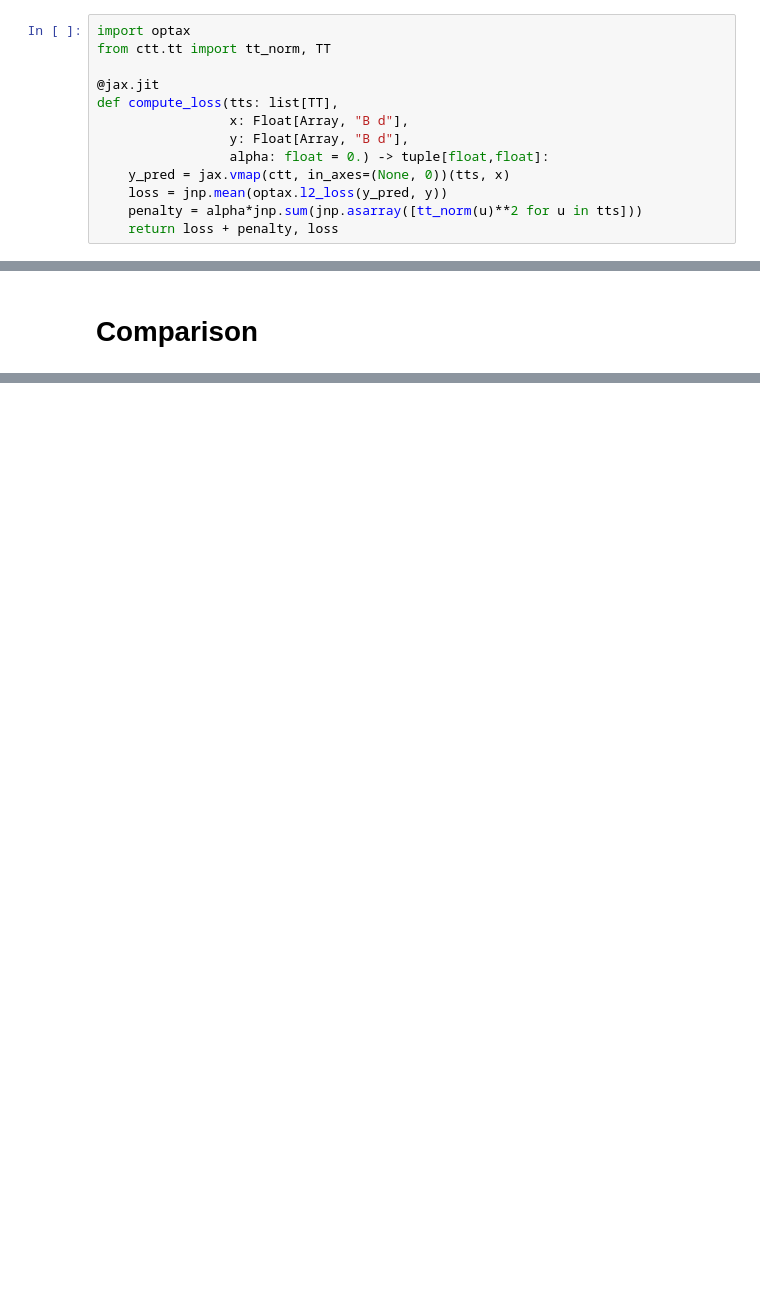
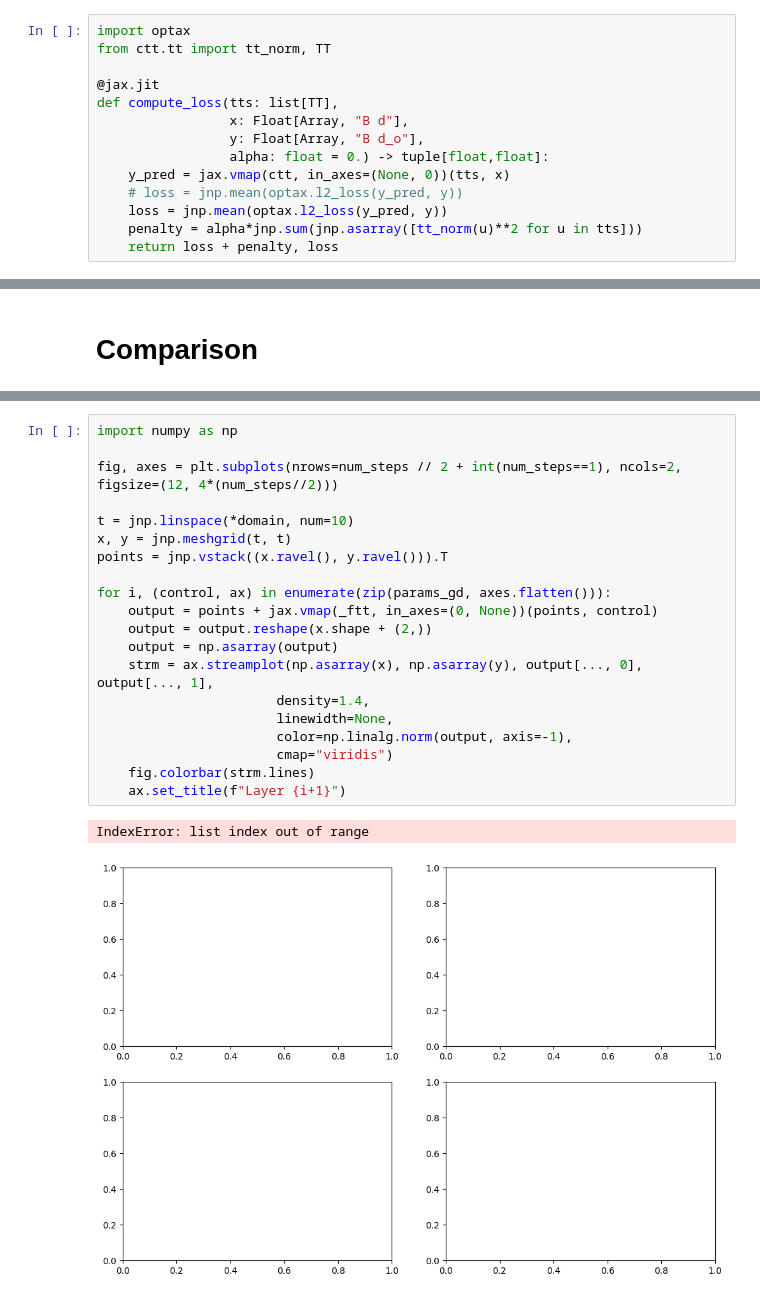
Before and after one commit to chmda/ctt, a Jupyter notebook: notebooks/comparison.ipynb, the cells around one changed output, grey strips where cells are left out. Cells and saved outputs as stored; diff of their text form; blank space fills up the shorter version.

```diff
--- a/notebooks/comparison.ipynb
+++ b/notebooks/comparison.ipynb
@@ -71,9 +106,10 @@ from ctt.tt import tt_norm, TT
 @jax.jit
 def compute_loss(tts: list[TT],
                  x: Float[Array, "B d"],
-                 y: Float[Array, "B d"],
+                 y: Float[Array, "B d_o"],
                  alpha: float = 0.) -> tuple[float,float]:
     y_pred = jax.vmap(ctt, in_axes=(None, 0))(tts, x)
+    # loss = jnp.mean(optax.l2_loss(y_pred, y))
     loss = jnp.mean(optax.l2_loss(y_pred, y))
     penalty = alpha*jnp.sum(jnp.asarray([tt_norm(u)**2 for u in tts]))
     return loss + penalty, loss
@@ -286,3 +349,26 @@ Iter 1995 | Loss: 9.444e-07 | Val loss: 1.206e-06
+# %%
+import numpy as np
+
+fig, axes = plt.subplots(nrows=num_steps // 2 + int(num_steps==1), ncols=2, figsize=(12, 4*(num_steps//2)))
+
+t = jnp.linspace(*domain, num=10)
+x, y = jnp.meshgrid(t, t)
+points = jnp.vstack((x.ravel(), y.ravel())).T
+
+for i, (control, ax) in enumerate(zip(params_gd, axes.flatten())):
+    output = points + jax.vmap(_ftt, in_axes=(0, None))(points, control)
+    output = output.reshape(x.shape + (2,))
+    output = np.asarray(output)
+    strm = ax.streamplot(np.asarray(x), np.asarray(y), output[..., 0], output[..., 1],
+                       density=1.4,
+                       linewidth=None,
+                       color=np.linalg.norm(output, axis=-1),
+                       cmap="viridis")
+    fig.colorbar(strm.lines)
+    ax.set_title(f"Layer {i+1}")
+# %% [output]
+IndexError: list index out of range
+[figure, added]
 # %%
 params_pmp, (train_losses_pmp, val_losses_pmp) = pmp(train_dataset=(X_train, y_train),
                                                      val_dataset=(X_val, y_val),
```
Also changed, not shown: parts of 16 cells of this notebook, 2 other files.
